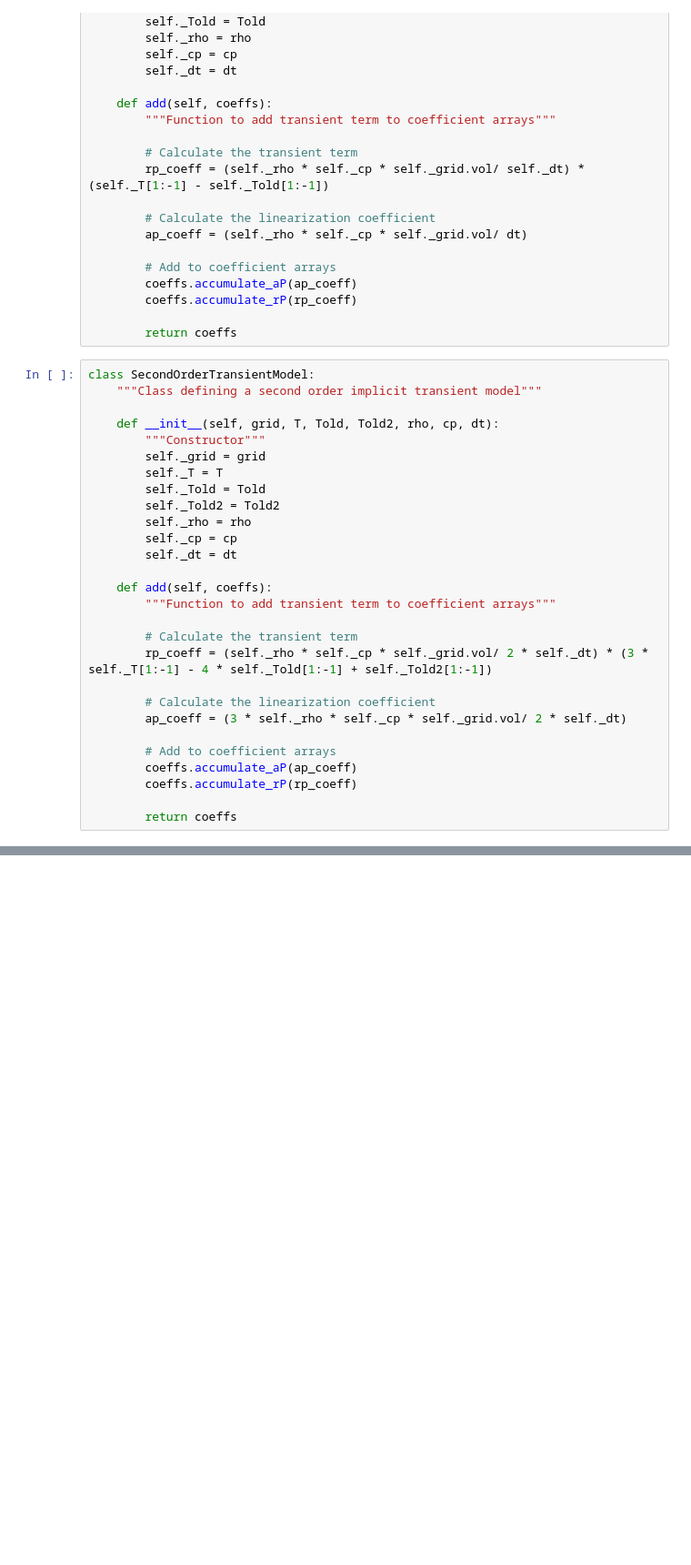
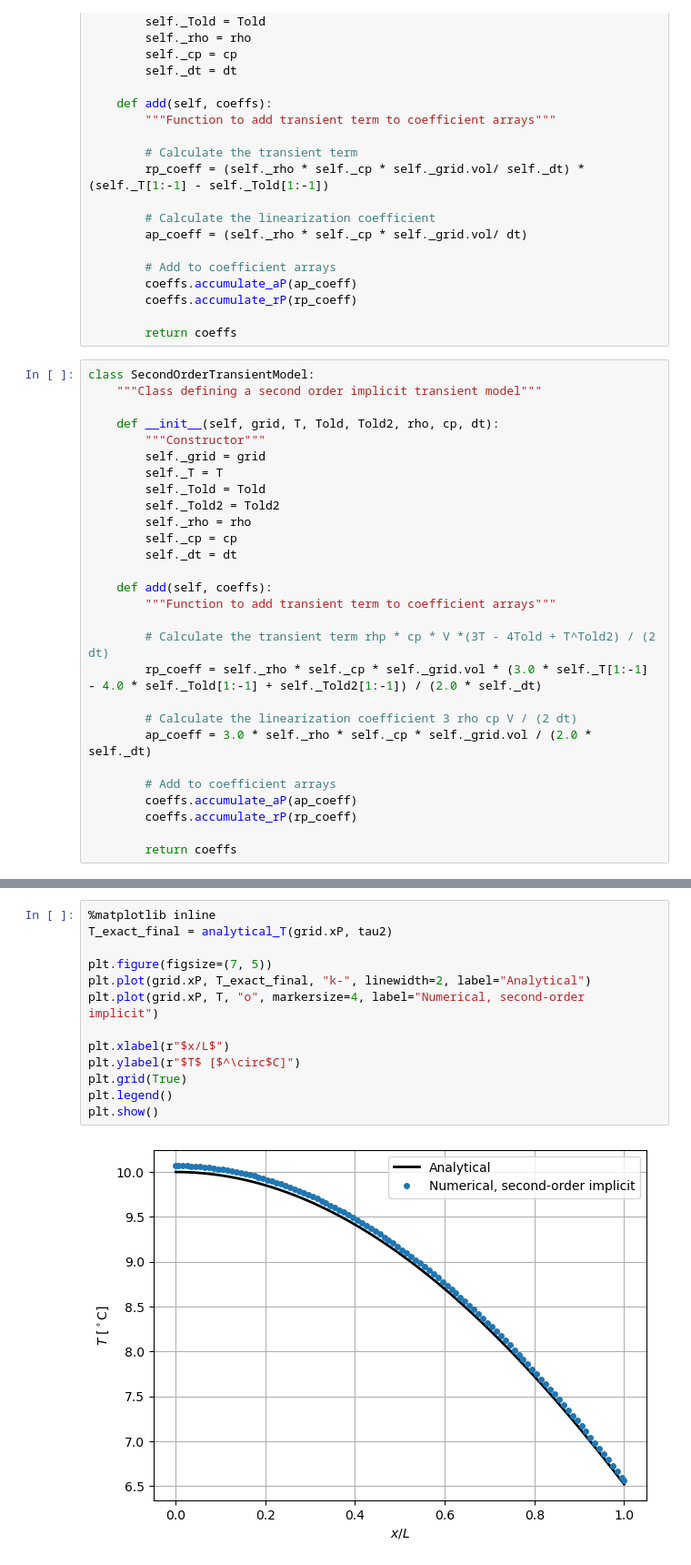
Before and after one commit to Zichen-F/9710_assignments, a Jupyter notebook: Assignment/Assignment2_zfan68.ipynb, the cells around one changed output, grey strips where cells are left out. Shown at 91% size. Cells and saved outputs as stored; diff of their text form; blank space fills up the shorter version.

```diff
--- a/Assignment/Assignment2_zfan68.ipynb
+++ b/Assignment/Assignment2_zfan68.ipynb
@@ -52,11 +52,11 @@ class SecondOrderTransientModel:
     def add(self, coeffs):
         """Function to add transient term to coefficient arrays"""
 
-        # Calculate the transient term
-        rp_coeff = (self._rho * self._cp * self._grid.vol/ 2 * self._dt) * (3 * self._T[1:-1] - 4 * self._Told[1:-1] + self._Told2[1:-1])
+        # Calculate the transient term rhp * cp * V *(3T - 4Told + T^Told2) / (2 dt)
+        rp_coeff = self._rho * self._cp * self._grid.vol * (3.0 * self._T[1:-1] - 4.0 * self._Told[1:-1] + self._Told2[1:-1]) / (2.0 * self._dt)
 
-        # Calculate the linearization coefficient
-        ap_coeff = (3 * self._rho * self._cp * self._grid.vol/ 2 * self._dt)
+        # Calculate the linearization coefficient 3 rho cp V / (2 dt)
+        ap_coeff = 3.0 * self._rho * self._cp * self._grid.vol / (2.0 * self._dt)
 
         # Add to coefficient arrays
         coeffs.accumulate_aP(ap_coeff)
@@ -206,0 +318,15 @@ plt.show()
+# %%
+%matplotlib inline
+T_exact_final = analytical_T(grid.xP, tau2)
+
+plt.figure(figsize=(7, 5))
+plt.plot(grid.xP, T_exact_final, "k-", linewidth=2, label="Analytical")
+plt.plot(grid.xP, T, "o", markersize=4, label="Numerical, second-order implicit")
+
+plt.xlabel(r"$x/L$")
+plt.ylabel(r"$T$ [$^\circ$C]")
+plt.grid(True)
+plt.legend()
+plt.show()
+# %% [output]
+[figure, added]
```
Also changed, not shown: parts of 3 cells of this notebook.
